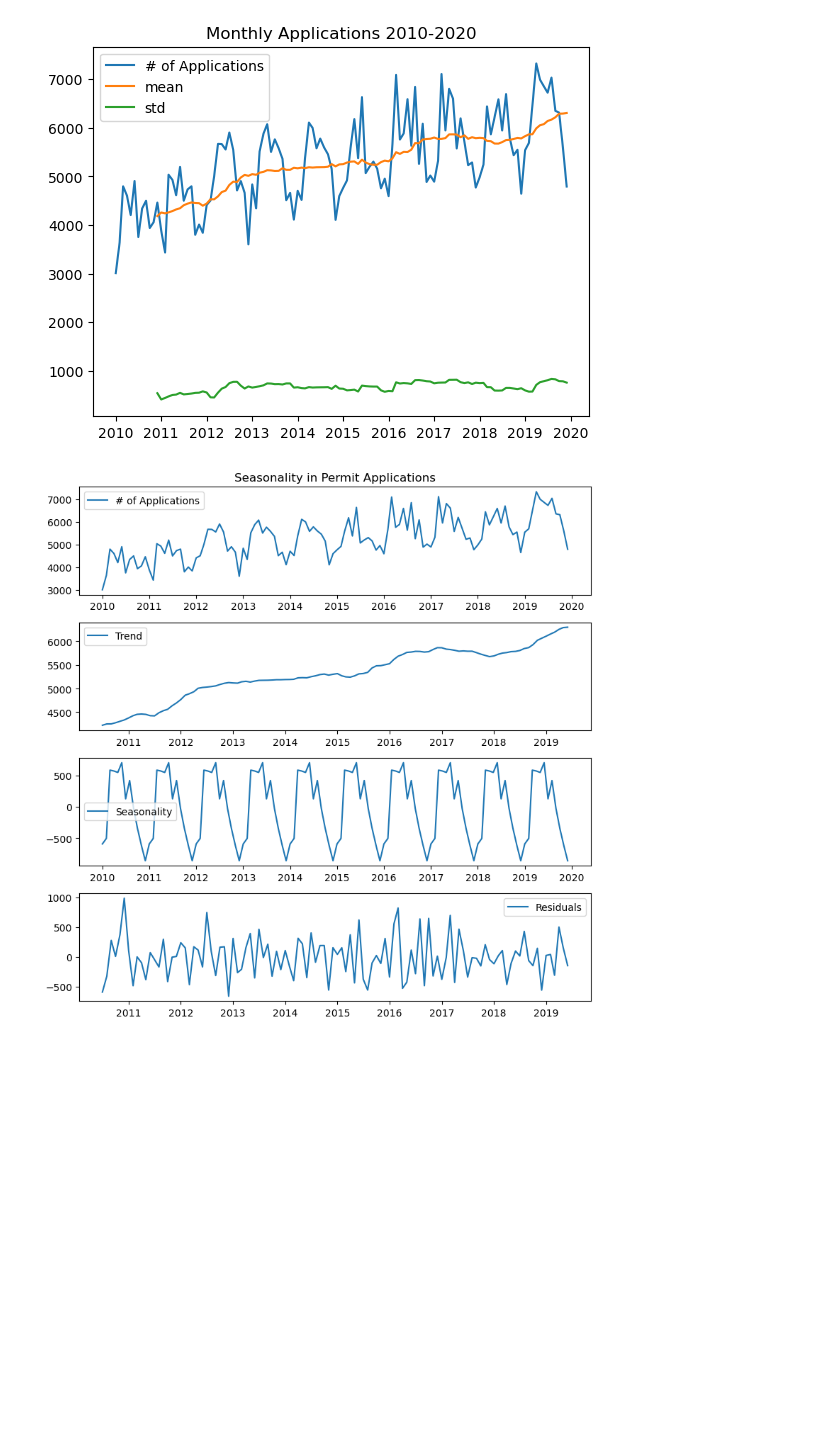
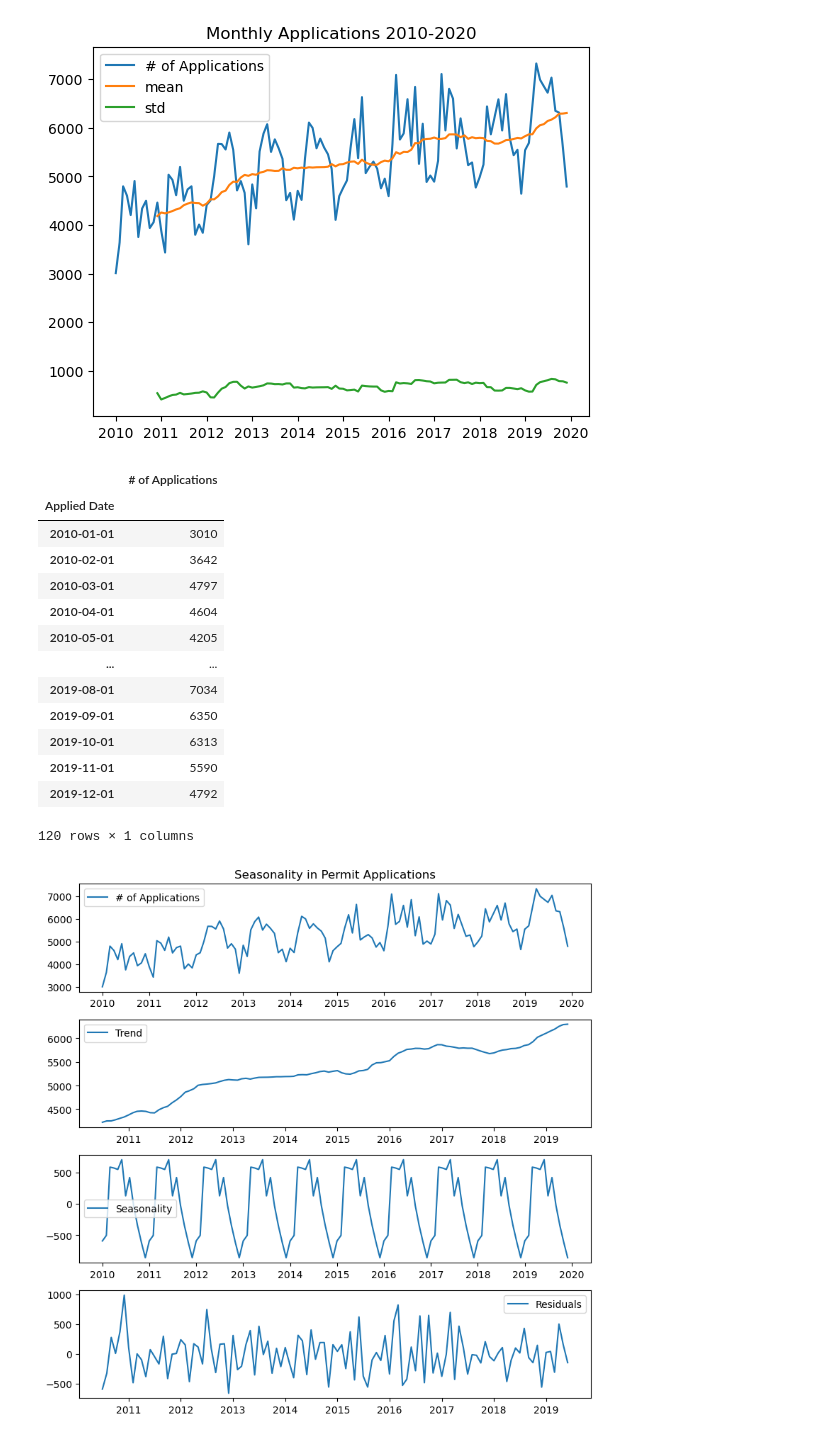
Before and after one commit to rezaganj/Capstone1-Construction-Permits-Austin-TX, a Jupyter notebook: notebooks/main.ipynb, the cells around one changed output. Drawn from its saved outputs; the diff is of its cells as text; code cells hidden in the pictures; blank space fills up the shorter version.

```diff
--- a/notebooks/main.ipynb
+++ b/notebooks/main.ipynb
@@ -211,6 +225,23 @@ ax.set_title("Monthly Applications 2010-2020")
 plt.savefig('../figures/monthly_applications_2010_2020.png')
 # %% [output]
 [figure]
+# %%
+permit_by_month_2010_2020
+# %% [output]
+|  | # of Applications |
+| Applied Date |  |
+| 2010-01-01 | 3010 |
+| 2010-02-01 | 3642 |
+| 2010-03-01 | 4797 |
+| 2010-04-01 | 4604 |
+| 2010-05-01 | 4205 |
+| ... | ... |
+| 2019-08-01 | 7034 |
+| 2019-09-01 | 6350 |
+| 2019-10-01 | 6313 |
+| 2019-11-01 | 5590 |
+| 2019-12-01 | 4792 |
+120 rows × 1 columns
 # %%
 decomposition = seasonal_decompose(permit_by_month_2010_2020, period=12)
 
```
Also changed, not shown: parts of 1 cell of this notebook, 3 other files.
